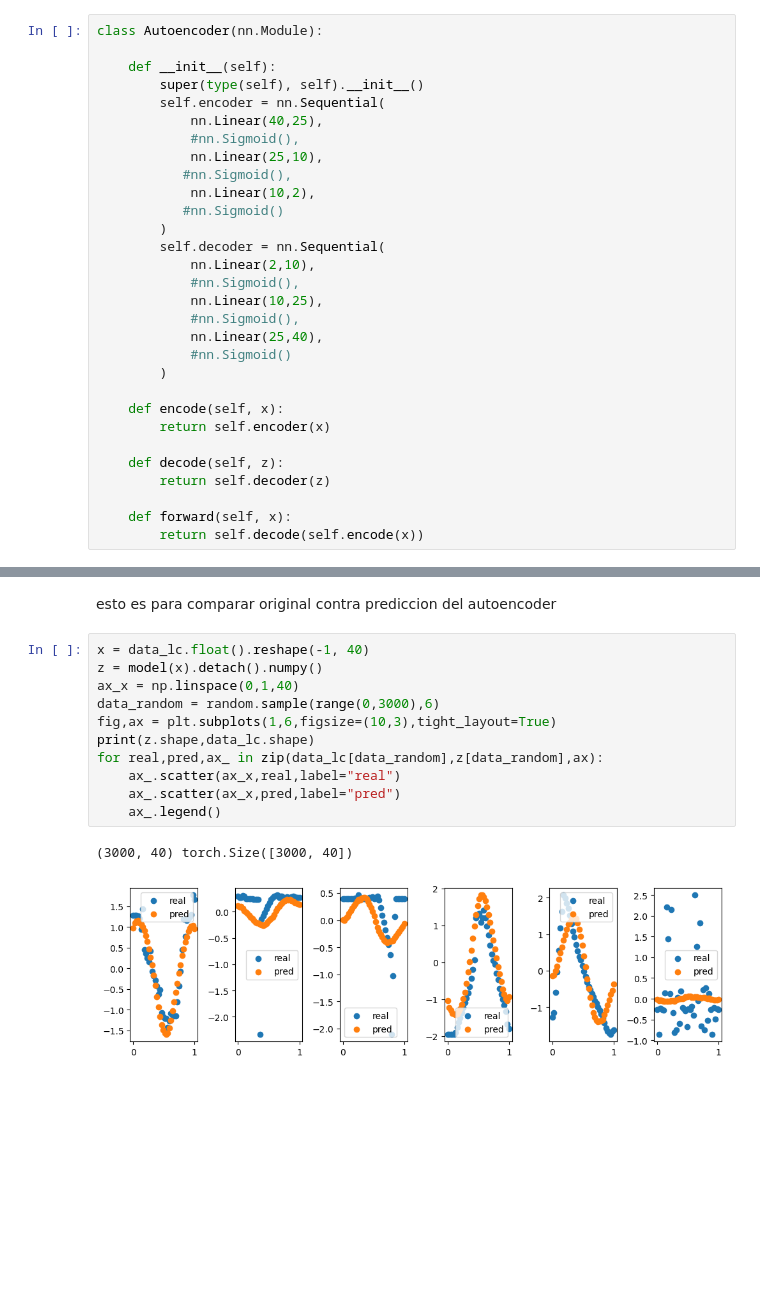
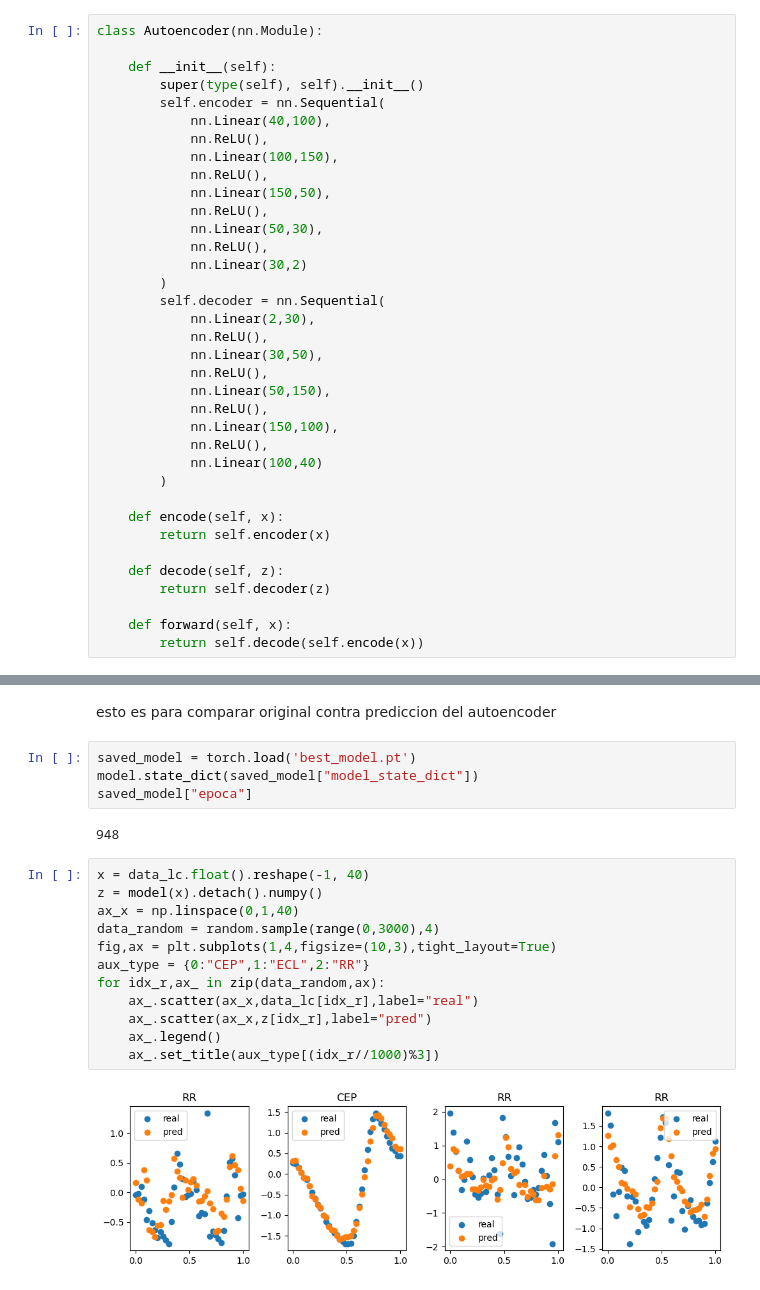
Before and after one commit to luisllanca/gaiainf, a Jupyter notebook: code/train_autoenc.ipynb, the cells around one changed output, grey strips where cells are left out. Cells and saved outputs as stored; diff of their text form; blank space fills up the shorter version.

```diff
--- a/code/train_autoenc.ipynb
+++ b/code/train_autoenc.ipynb
@@ -20,20 +20,26 @@ class Autoencoder(nn.Module):
     def __init__(self):
         super(type(self), self).__init__()
         self.encoder = nn.Sequential(
-            nn.Linear(40,25),
-            #nn.Sigmoid(),
-            nn.Linear(25,10),
-           #nn.Sigmoid(),
-            nn.Linear(10,2),
-           #nn.Sigmoid()
+            nn.Linear(40,100),
+            nn.ReLU(),
+            nn.Linear(100,150),
+            nn.ReLU(),
+            nn.Linear(150,50),
+            nn.ReLU(),
+            nn.Linear(50,30),
+            nn.ReLU(),
+            nn.Linear(30,2)
         )
         self.decoder = nn.Sequential(
-            nn.Linear(2,10),
-            #nn.Sigmoid(),
-            nn.Linear(10,25),
-            #nn.Sigmoid(),
-            nn.Linear(25,40),
-            #nn.Sigmoid()
+            nn.Linear(2,30),
+            nn.ReLU(),
+            nn.Linear(30,50),
+            nn.ReLU(),
+            nn.Linear(50,150),
+            nn.ReLU(),
+            nn.Linear(150,100),
+            nn.ReLU(),
+            nn.Linear(100,40)
         )
 
     def encode(self, x):
@@ -81,16 +97,22 @@ for epoch in range(1000):
 # %% [markdown]
 esto es para comparar original contra prediccion del autoencoder
+# %%
+saved_model = torch.load('best_model.pt')
+model.state_dict(saved_model["model_state_dict"])
+saved_model["epoca"]
+# %% [output]
+948
 # %%
 x = data_lc.float().reshape(-1, 40)
 z = model(x).detach().numpy()
 ax_x = np.linspace(0,1,40)
-data_random = random.sample(range(0,3000),6)
-fig,ax = plt.subplots(1,6,figsize=(10,3),tight_layout=True)
-print(z.shape,data_lc.shape)
-for real,pred,ax_ in zip(data_lc[data_random],z[data_random],ax):
-    ax_.scatter(ax_x,real,label="real")
-    ax_.scatter(ax_x,pred,label="pred")
+data_random = random.sample(range(0,3000),4)
+fig,ax = plt.subplots(1,4,figsize=(10,3),tight_layout=True)
+aux_type = {0:"CEP",1:"ECL",2:"RR"}
+for idx_r,ax_ in zip(data_random,ax):
+    ax_.scatter(ax_x,data_lc[idx_r],label="real")
+    ax_.scatter(ax_x,z[idx_r],label="pred")
     ax_.legend()
+    ax_.set_title(aux_type[(idx_r//1000)%3])
 # %% [output]
-(3000, 40) torch.Size([3000, 40])
-[figure, old version]
+[figure, new version]
```
Also changed, not shown: parts of 3 cells of this notebook.
